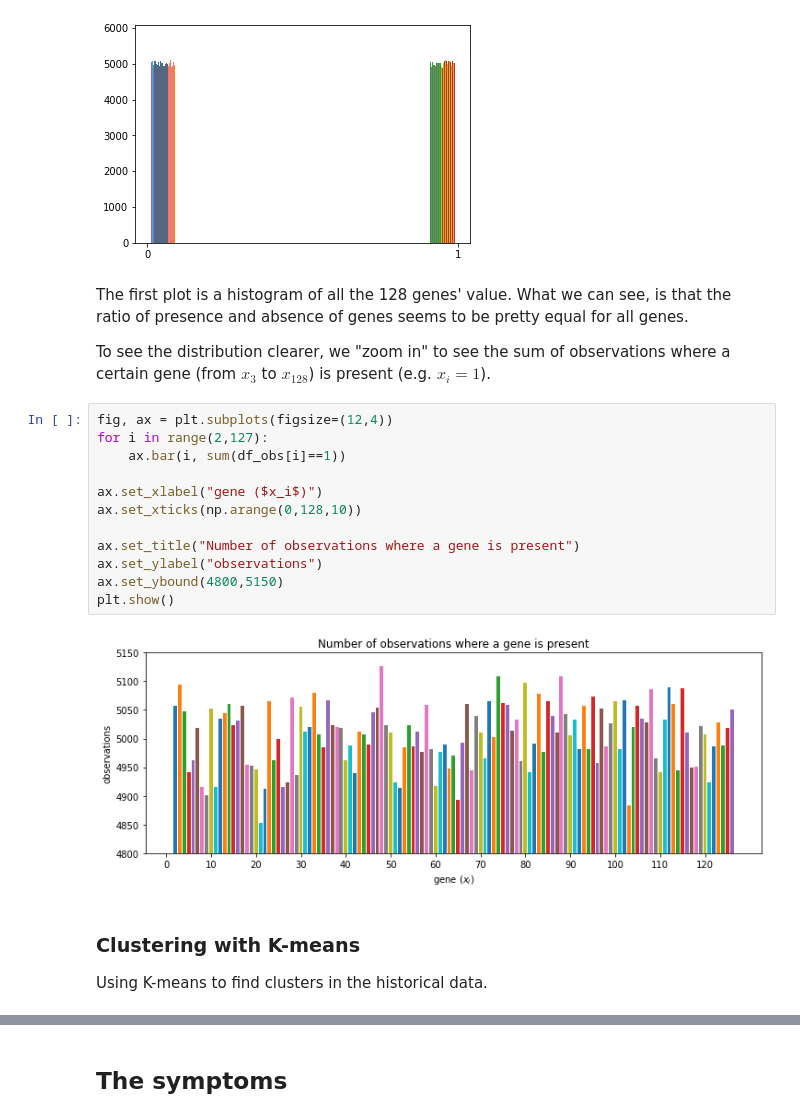
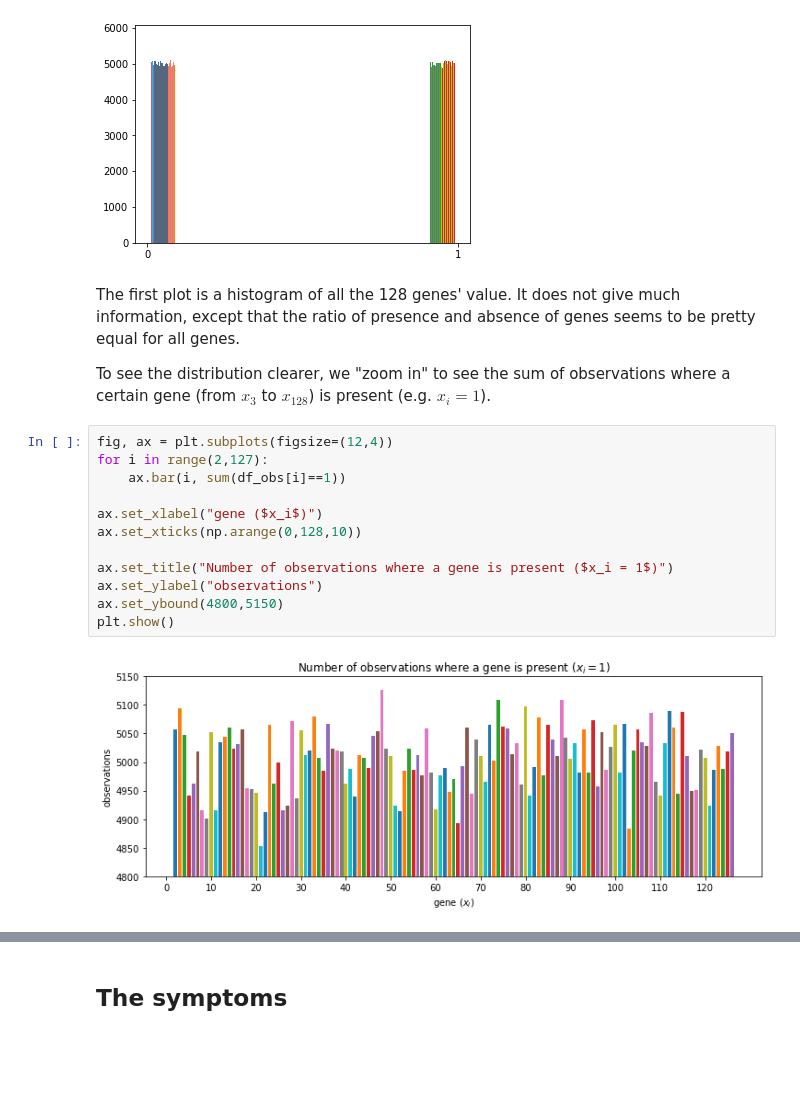
Before and after one commit to AdrianE92/ml-society-science, a Jupyter notebook: src/project-2/group9_part1.ipynb, the cells around one changed output, grey strips where cells are left out. Cells and saved outputs as stored; diff of their text form; blank space fills up the shorter version.

Commit message:
added correlation plot ++

```diff
--- a/src/project-2/group9_part1.ipynb
+++ b/src/project-2/group9_part1.ipynb
@@ -77,23 +77,20 @@ plt.show()
 # %% [output]
 [figure]
 # %% [markdown]
-The first plot is a histogram of all the 128 genes' value. What we can see, is that the ratio of presence and absence of genes seems to be pretty equal for all genes.
+The first plot is a histogram of all the 128 genes' value. It does not give much information, except that the ratio of presence and absence of genes seems to be pretty equal for all genes.
 
 To see the distribution clearer, we "zoom in" to see the sum of observations where a certain gene (from $x_3$ to $x_{128}$) is present (e.g. $x_i=1$).
 # %%
 fig, ax = plt.subplots(figsize=(12,4))
 for i in range(2,127):
     ax.bar(i, sum(df_obs[i]==1))
 
 ax.set_xlabel("gene ($x_i$)")
 ax.set_xticks(np.arange(0,128,10))
 
-ax.set_title("Number of observations where a gene is present")
+ax.set_title("Number of observations where a gene is present ($x_i = 1$)")
 ax.set_ylabel("observations")
 ax.set_ybound(4800,5150)
 plt.show()
 # %% [output]
-[figure, old version]
+[figure, new version]
-# %% [markdown]
-### Clustering with K-means
-Using K-means to find clusters in the historical data.
```
Also changed, not shown: parts of 14 cells of this notebook.
